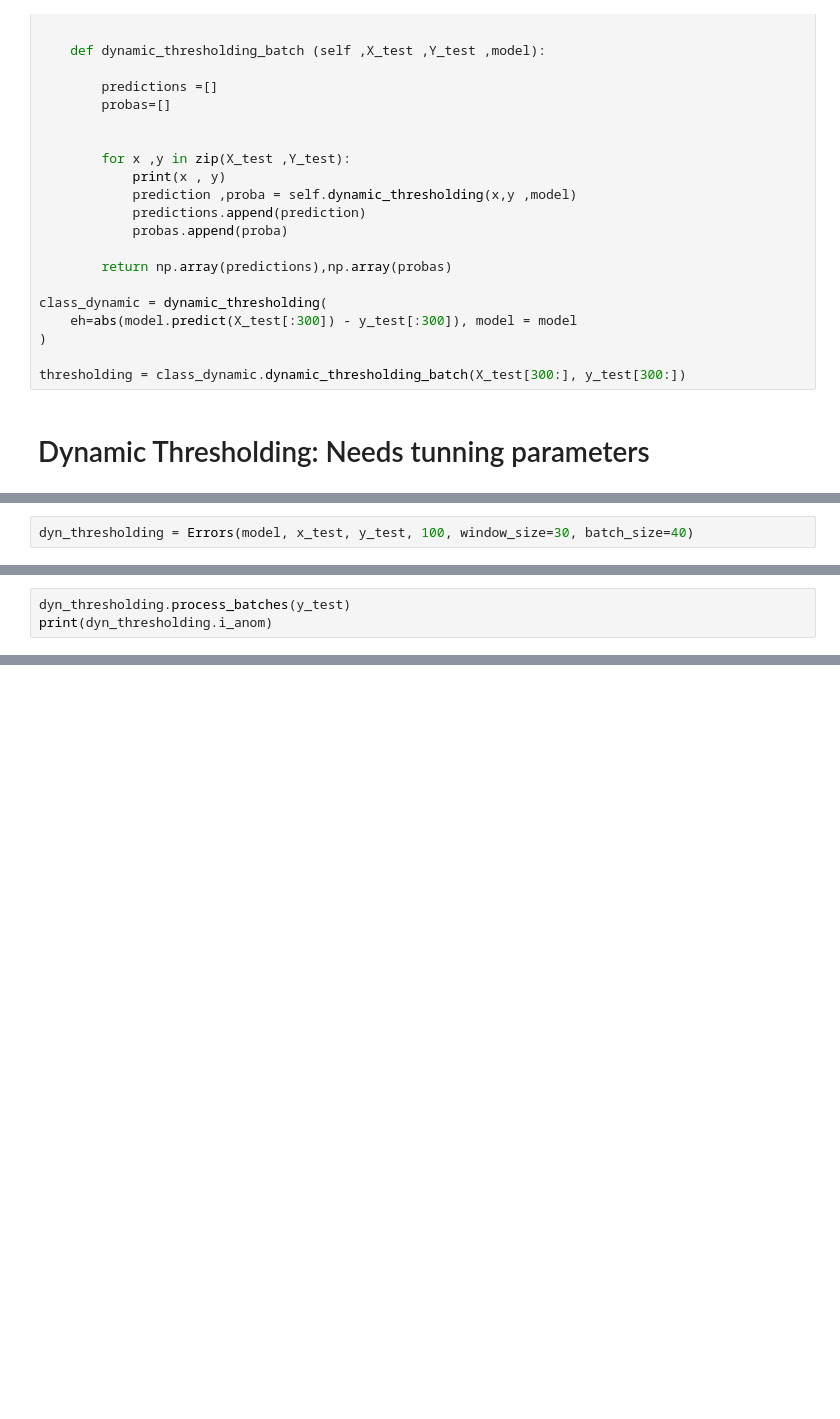
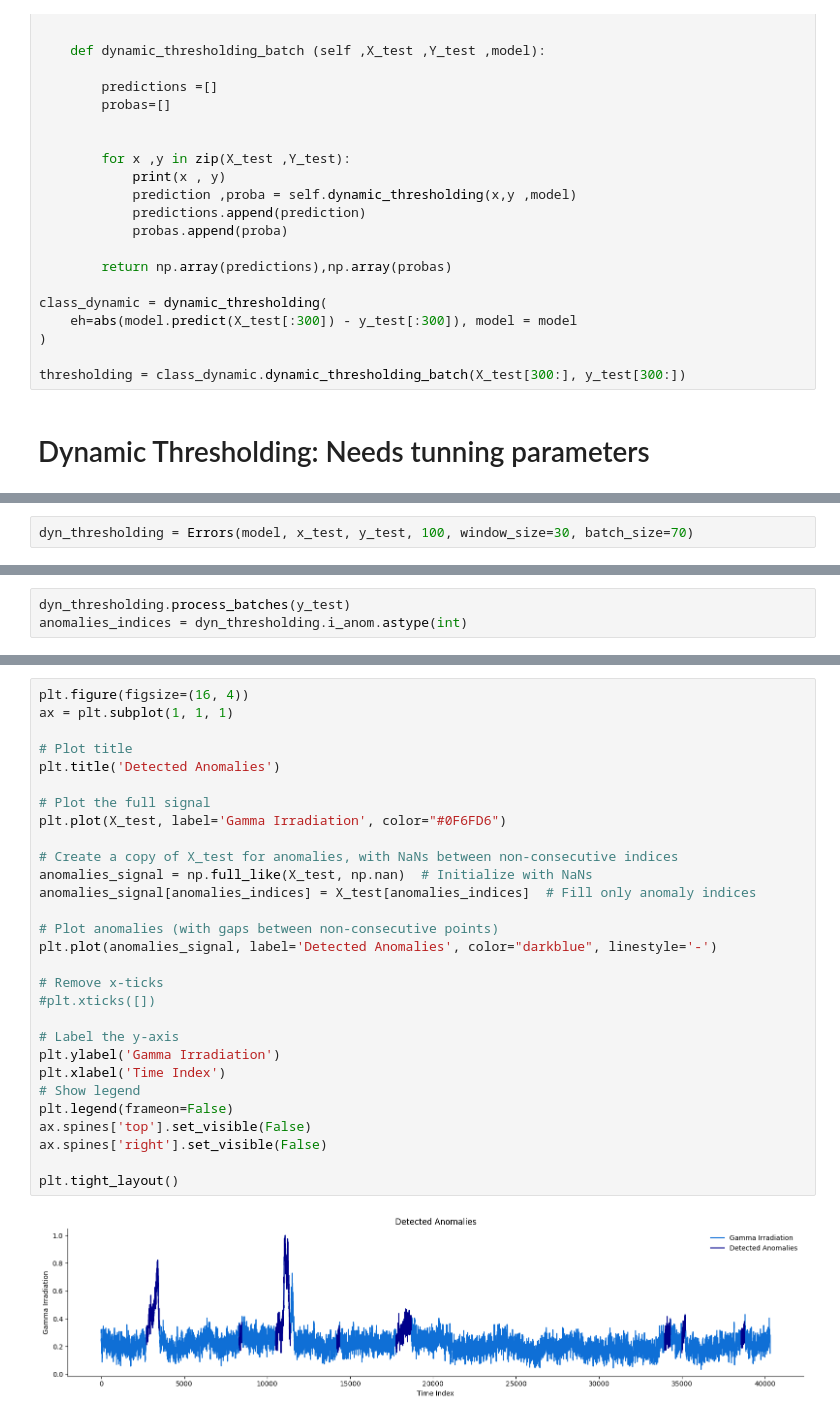
Before and after one commit to LucasTramonte/Radiological-pollution-monitoring-anomaly-detection, a Jupyter notebook: main.ipynb, the cells around one changed output, grey strips where cells are left out. Drawn from its saved outputs; the diff is of its cells as text; blank space fills up the shorter version.

Commit message:
adding the final code for the dynamic thresholding

```diff
--- a/main.ipynb
+++ b/main.ipynb
@@ -1018,3 +1061,3 @@ class ErrorWindow:
             self.anom_scores.append(score_dict)
 # %%
-dyn_thresholding = Errors(model, x_test, y_test, 100, window_size=30, batch_size=40)
+dyn_thresholding = Errors(model, x_test, y_test, 100, window_size=30, batch_size=70)
@@ -1021,3 +1066,3 @@ dyn_thresholding = Errors(model, x_test, y_test, 100, window_size=30, batch_size
 # %%
 dyn_thresholding.process_batches(y_test)
-print(dyn_thresholding.i_anom)
+anomalies_indices = dyn_thresholding.i_anom.astype(int)
@@ -1023,0 +1077,31 @@ print(dyn_thresholding.i_anom)
+# %%
+plt.figure(figsize=(16, 4))
+ax = plt.subplot(1, 1, 1)
+
+# Plot title
+plt.title('Detected Anomalies')
+
+# Plot the full signal
+plt.plot(X_test, label='Gamma Irradiation', color="#0F6FD6")
+
+# Create a copy of X_test for anomalies, with NaNs between non-consecutive indices
+anomalies_signal = np.full_like(X_test, np.nan)  # Initialize with NaNs
+anomalies_signal[anomalies_indices] = X_test[anomalies_indices]  # Fill only anomaly indices
+
+# Plot anomalies (with gaps between non-consecutive points)
+plt.plot(anomalies_signal, label='Detected Anomalies', color="darkblue", linestyle='-')
+
+# Remove x-ticks
+#plt.xticks([])
+
+# Label the y-axis
+plt.ylabel('Gamma Irradiation')
+plt.xlabel('Time Index')
+# Show legend
+plt.legend(frameon=False)
+ax.spines['top'].set_visible(False)
+ax.spines['right'].set_visible(False)
+
+plt.tight_layout()
+# %% [output]
+[figure, added]
```
Also changed, not shown: parts of 7 cells of this notebook.
